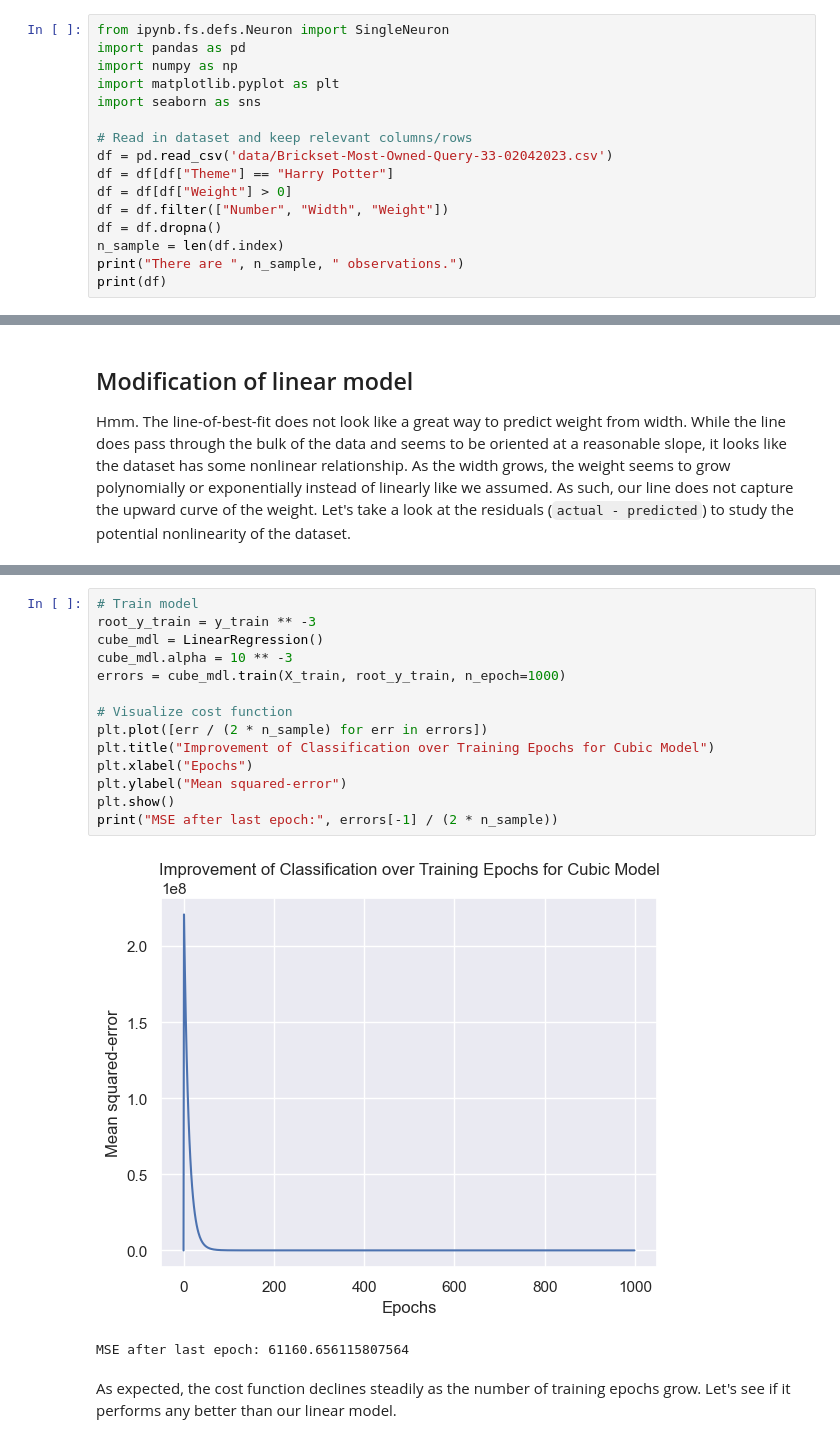
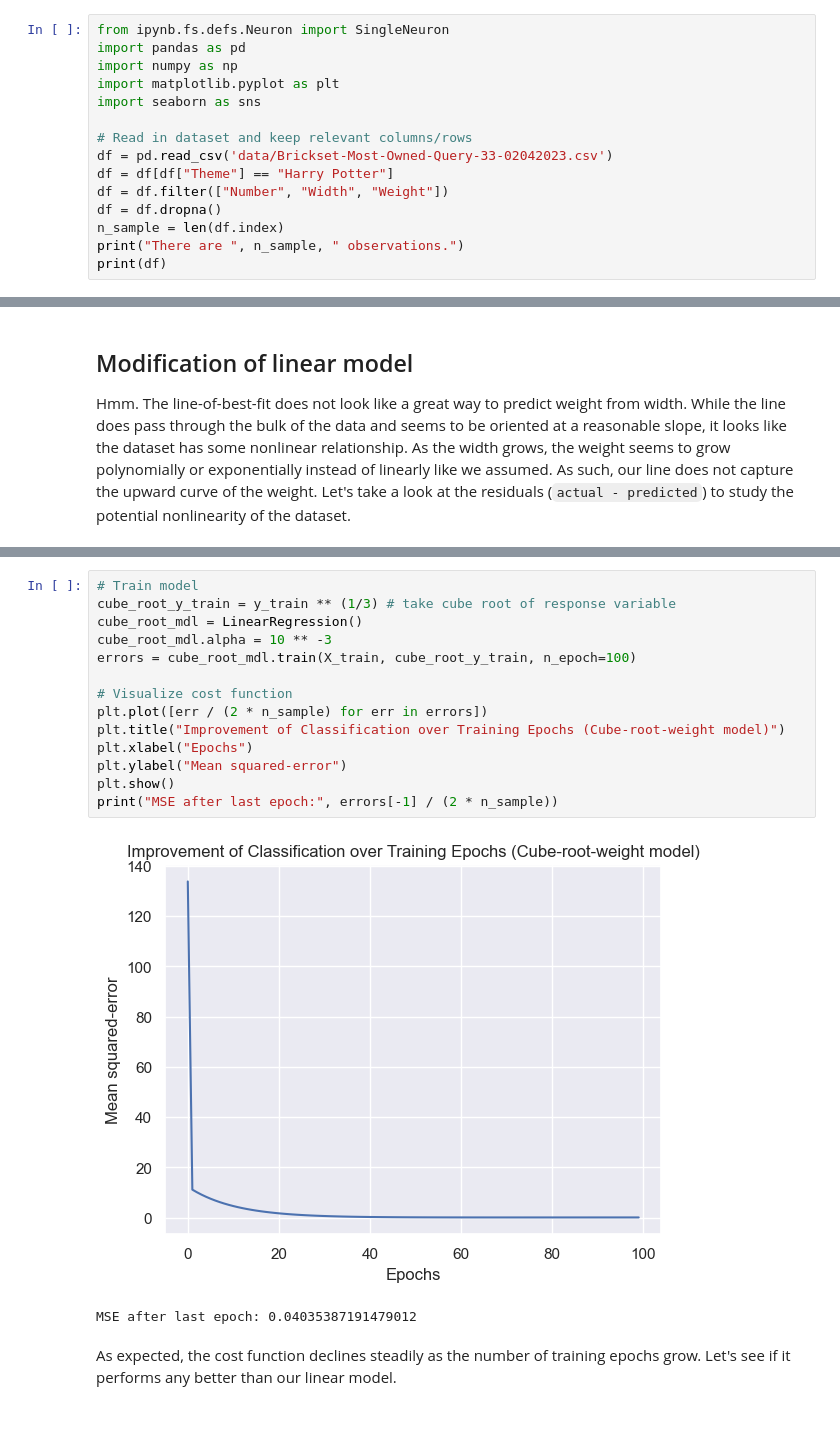
Before and after one commit to SeventhPrize/INDE_577_Data_Science_and_Machine_Learning, a Jupyter notebook: LinearRegression.ipynb, the cells around one changed output, grey strips where cells are left out. Drawn from its saved outputs; the diff is of its cells as text.

Commit message:
Finished linear regression

```diff
--- a/LinearRegression.ipynb
+++ b/LinearRegression.ipynb
@@ -16,7 +16,6 @@ import seaborn as sns
 # Read in dataset and keep relevant columns/rows
 df = pd.read_csv('data/Brickset-Most-Owned-Query-33-02042023.csv')
 df = df[df["Theme"] == "Harry Potter"]
-df = df[df["Weight"] > 0]
 df = df.filter(["Number", "Width", "Weight"])
 df = df.dropna()
 n_sample = len(df.index)
@@ -191,20 +192,20 @@ How to model a cubic relationship using a linear regression model? We can replac
 # %%
 # Train model
-root_y_train = y_train ** -3
-cube_mdl = LinearRegression()
-cube_mdl.alpha = 10 ** -3
-errors = cube_mdl.train(X_train, root_y_train, n_epoch=1000)
+cube_root_y_train = y_train ** (1/3) # take cube root of response variable
+cube_root_mdl = LinearRegression()
+cube_root_mdl.alpha = 10 ** -3
+errors = cube_root_mdl.train(X_train, cube_root_y_train, n_epoch=100)
 
 # Visualize cost function
 plt.plot([err / (2 * n_sample) for err in errors])
-plt.title("Improvement of Classification over Training Epochs for Cubic Model")
+plt.title("Improvement of Classification over Training Epochs (Cube-root-weight model)")
 plt.xlabel("Epochs")
 plt.ylabel("Mean squared-error")
 plt.show()
 print("MSE after last epoch:", errors[-1] / (2 * n_sample))
 # %% [output]
-[figure, old version]
+[figure, new version]
-MSE after last epoch: 61160.656115807564
+MSE after last epoch: 0.04035387191479012
 # %% [markdown]
 As expected, the cost function declines steadily as the number of training epochs grow. Let's see if it performs any better than our linear model.
 # %%
```
Also changed, not shown: parts of 10 cells of this notebook, 1 other file.
